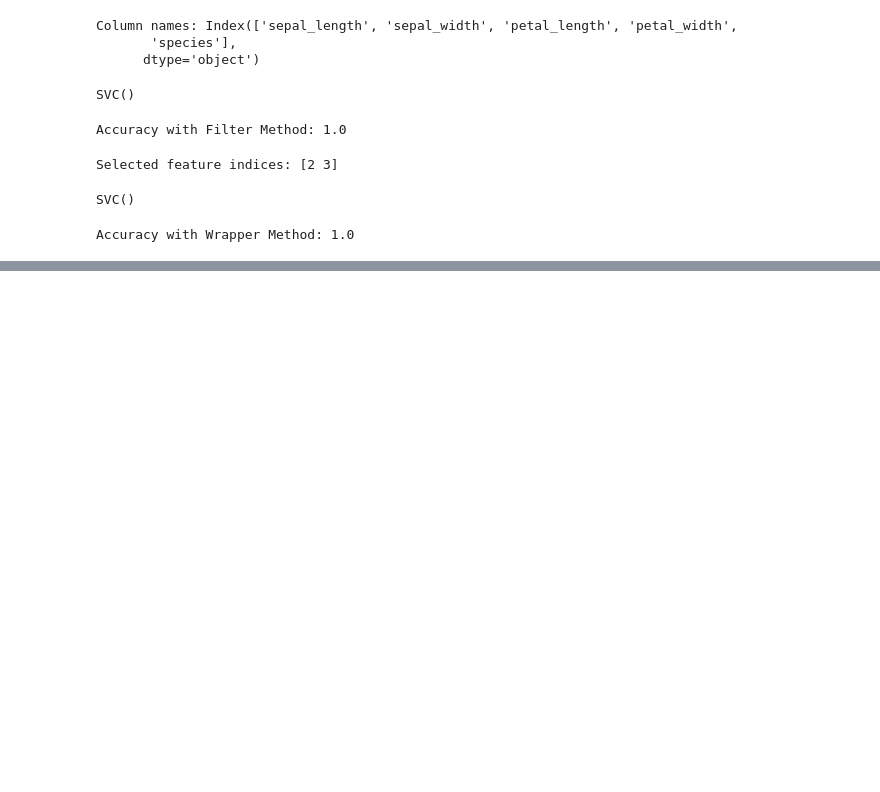
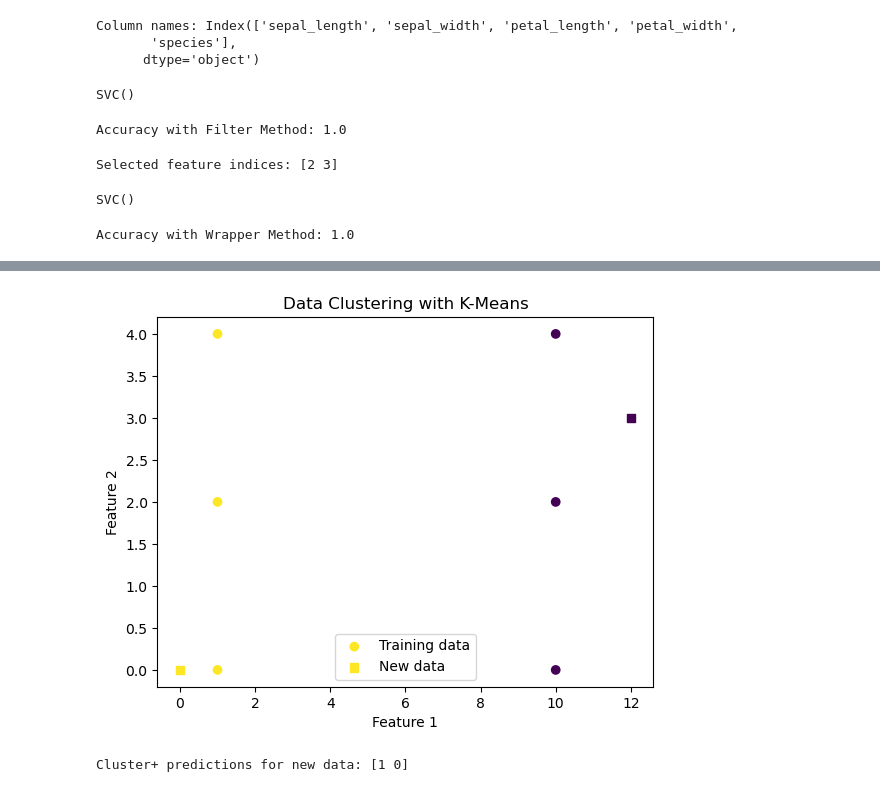
Before and after one commit to kalchan12/ml-experiments, a Jupyter notebook: ml_basics_part2 (classification)/ml_basics_part2_classification.ipynb, the cells around one changed output, grey strips where cells are left out. Saved outputs shown, nothing was run; the diff lists cells and outputs as text; code cells hidden in the pictures; blank space fills up the shorter version.

Commit message:
performing K-Means Clustering

```diff
--- a/ml_basics_part2 (classification)/ml_basics_part2_classification.ipynb
+++ b/ml_basics_part2 (classification)/ml_basics_part2_classification.ipynb
@@ -894,0 +898,27 @@ Accuracy with Wrapper Method: 1.0
+# %%
+import numpy as np
+from sklearn.cluster import KMeans
+import matplotlib.pyplot as plt
+
+# Data points
+data = np.array([[1, 2], [1, 4], [1, 0],[10, 2], [10, 4], [10, 0]])
+
+# Create and fit the model
+kmeans = KMeans(n_clusters=2, random_state=0).fit(data)
+
+# Predict the cluster for new data points
+new_data = np.array([[0, 0], [12, 3]])
+predictions = kmeans.predict(new_data)
+
+# Plotting the results
+plt.scatter(data[:, 0], data[:, 1], c=kmeans.labels_, cmap='viridis', marker='o', label='Training data')
+plt.scatter(new_data[:, 0], new_data[:, 1], c=predictions, cmap='viridis', marker='s', label='New data')
+plt.title('Data Clustering with K-Means')
+plt.xlabel('Feature 1')
+plt.ylabel('Feature 2')
+plt.legend()
+plt.show()
+print(f"Cluster+ predictions for new data: {predictions}")
+# %% [output]
+[figure, added]
+Cluster+ predictions for new data: [1 0]
```
Also changed, not shown: parts of 6 cells of this notebook.
